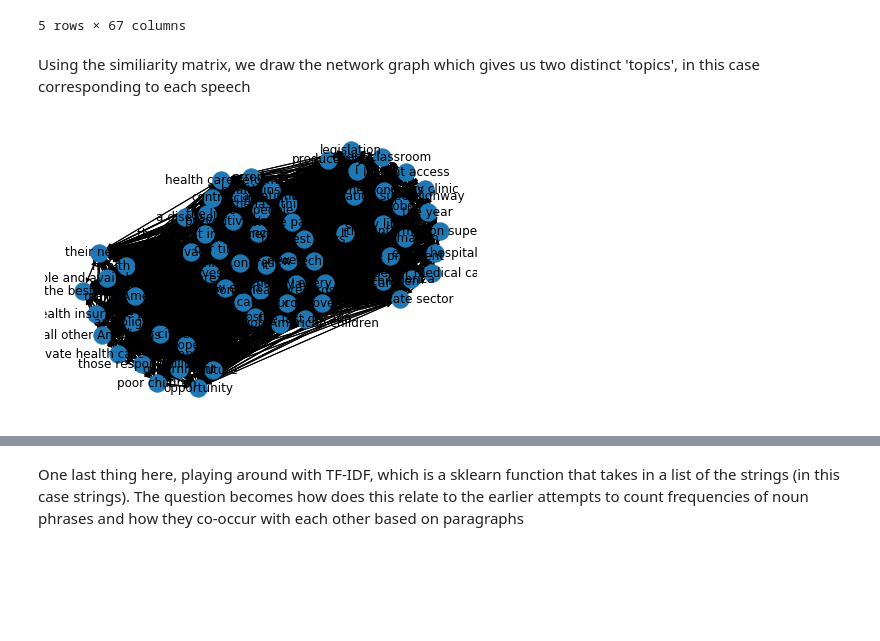
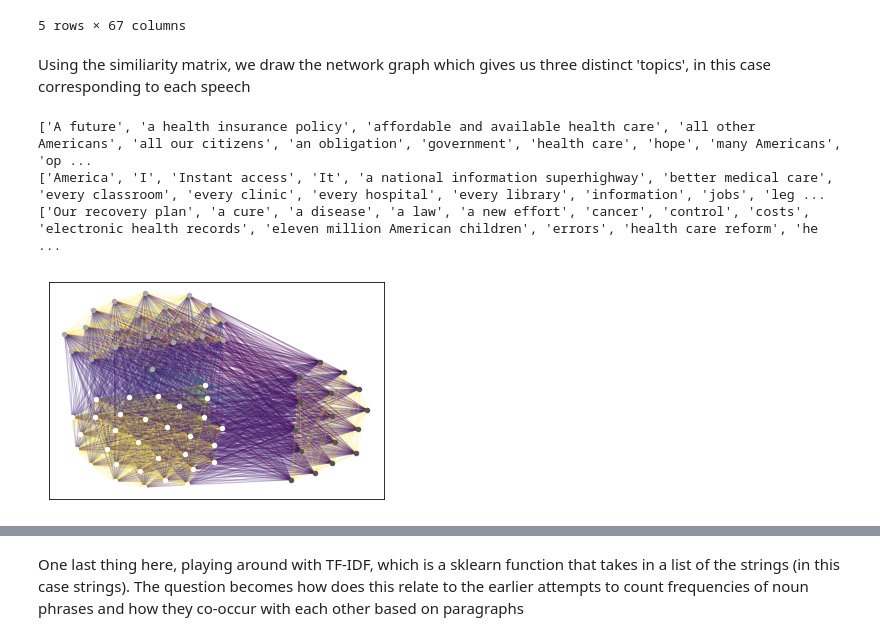
Before and after one commit to marioamz/State-of-the-Unions, a Jupyter notebook: Chunking.ipynb, the cells around one changed output, grey strips where cells are left out. Saved outputs shown, nothing was run; the diff lists cells and outputs as text; code cells hidden in the pictures; blank space fills up the shorter version.

```diff
--- a/Chunking.ipynb
+++ b/Chunking.ipynb
@@ -355,13 +392,36 @@ sim.head()
 | It | 0.125988 | 0.946623 | 0.946623 | 0.946623 | 1.000000 | 0.511595 | 0.511595 | 0.511595 | ... |
 5 rows × 67 columns
 # %% [markdown]
-Using the similiarity matrix, we draw the network graph which gives us two distinct 'topics', in this case corresponding to each speech
+Using the similiarity matrix, we draw the network graph which gives us three distinct 'topics', in this case corresponding to each speech
-# %%
-graph = nx.DiGraph(sim)
-nx.draw(graph, with_labels=True)
-plt.show()
-# %% [output]
-[figure, removed]
+# %%
+# establish graph
+graph = nx.Graph(sim)
+
+edges,weights = zip(*nx.get_edge_attributes(graph,'weight').items())
+
+#first compute the best partition
+partition = community.best_partition(graph)
+
+#drawing
+size = float(len(set(partition.values())))
+pos = nx.spring_layout(graph)
+count = 0.
+for com in set(partition.values()):
+    count = count + 1.
+    list_nodes = [nodes for nodes in partition.keys()
+                                if partition[nodes] == com]
+    print(list_nodes)
+    nx.draw_networkx_nodes(graph, pos, list_nodes, node_size = 20,
+                                node_color = str(count / size))
+
+nx.draw_networkx_edges(graph, pos, alpha=0.2, edge_color = weights)
+#plt.figure(figsize=(100,100))
+plt.show()
+# %% [output]
+['A future', 'a health insurance policy', 'affordable and available health care', 'all other Americans', 'all our citizens', 'an obligation', 'government', 'health care', 'hope', 'many Americans', 'op ...
+['America', 'I', 'Instant access', 'It', 'a national information superhighway', 'better medical care', 'every classroom', 'every clinic', 'every hospital', 'every library', 'information', 'jobs', 'leg ...
+['Our recovery plan', 'a cure', 'a disease', 'a law', 'a new effort', 'cancer', 'control', 'costs', 'electronic health records', 'eleven million American children', 'errors', 'health care reform', 'he ...
+[figure, added]
 # %%
 labels = nx.draw_networkx_labels(graph, pos=nx.spring_layout(graph))
 plt.show()
```
Also changed, not shown: parts of 11 cells of this notebook.
